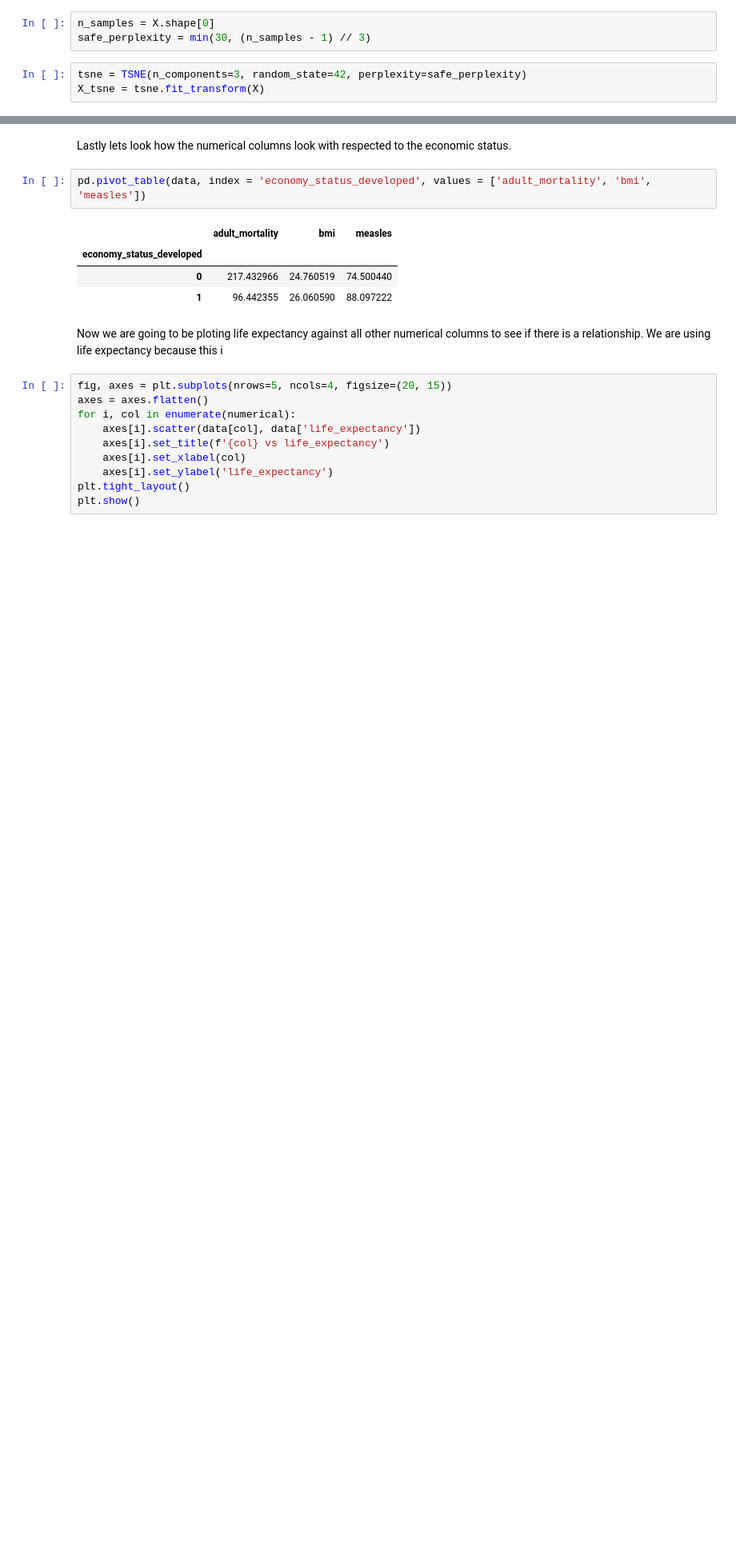
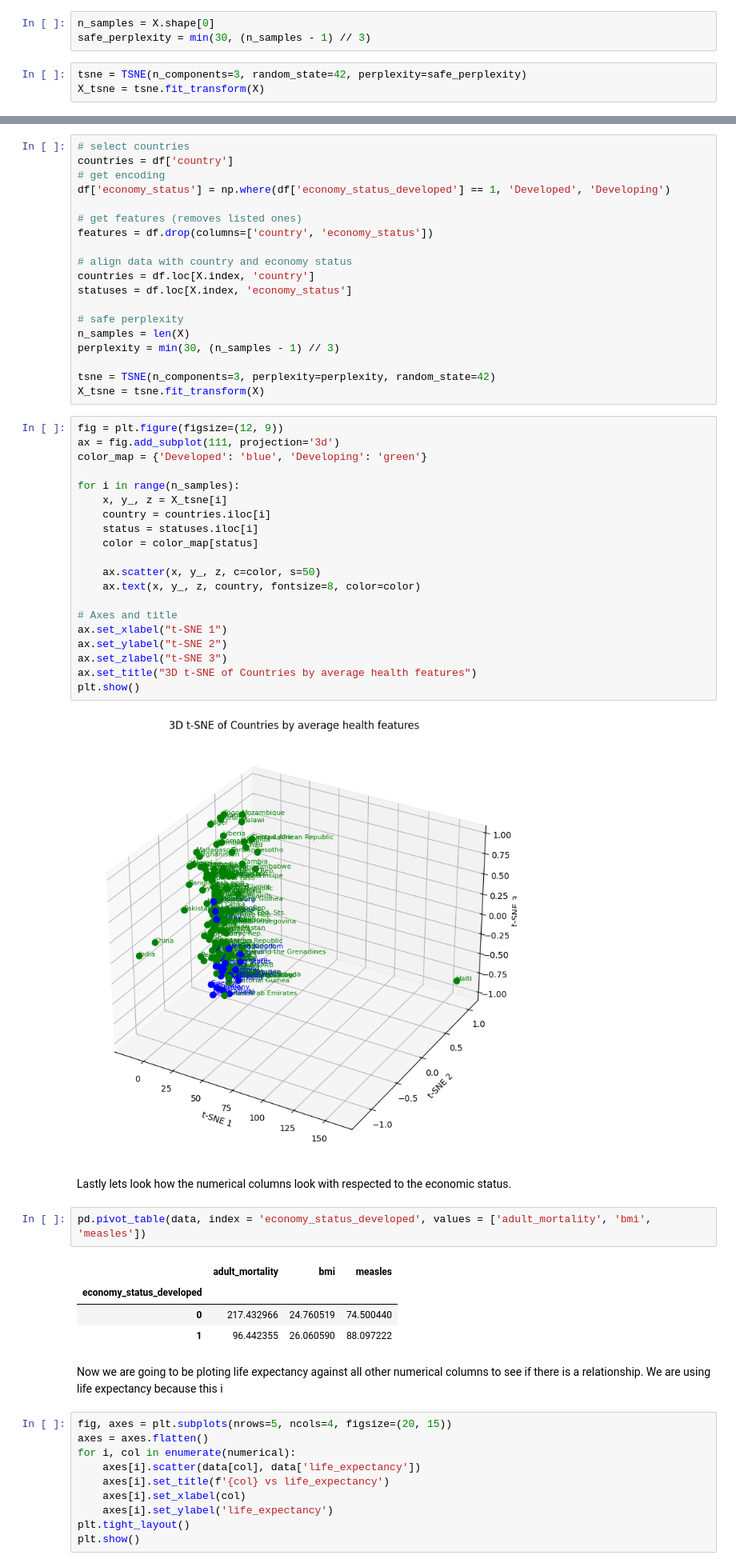
Before and after one commit to GaelGil/notebooks, a Jupyter notebook: who_life_expectancy/who_life_expectancy.ipynb, the cells around one changed output, grey strips where cells are left out. Shown at 80% size. Saved outputs shown, nothing was run; the diff lists cells and outputs as text; blank space fills up the shorter version.

```diff
--- a/who_life_expectancy/who_life_expectancy.ipynb
+++ b/who_life_expectancy/who_life_expectancy.ipynb
@@ -185,3 +177,44 @@ plt.show()
+# %%
+# select countries
+countries = df['country']
+# get encoding
+df['economy_status'] = np.where(df['economy_status_developed'] == 1, 'Developed', 'Developing')
+
+# get features (removes listed ones)
+features = df.drop(columns=['country', 'economy_status'])
+
+# align data with country and economy status
+countries = df.loc[X.index, 'country']
+statuses = df.loc[X.index, 'economy_status']
+
+# safe perplexity
+n_samples = len(X)
+perplexity = min(30, (n_samples - 1) // 3)
+
+tsne = TSNE(n_components=3, perplexity=perplexity, random_state=42)
+X_tsne = tsne.fit_transform(X)
+# %%
+fig = plt.figure(figsize=(12, 9))
+ax = fig.add_subplot(111, projection='3d')
+color_map = {'Developed': 'blue', 'Developing': 'green'}
+
+for i in range(n_samples):
+    x, y_, z = X_tsne[i]
+    country = countries.iloc[i]
+    status = statuses.iloc[i]
+    color = color_map[status]
+
+    ax.scatter(x, y_, z, c=color, s=50)
+    ax.text(x, y_, z, country, fontsize=8, color=color)
+
+# Axes and title
+ax.set_xlabel("t-SNE 1")
+ax.set_ylabel("t-SNE 2")
+ax.set_zlabel("t-SNE 3")
+ax.set_title("3D t-SNE of Countries by average health features")
+plt.show()
+# %% [output]
+[figure, added]
 # %% [markdown]
 Lastly lets look how the numerical columns look with respected to the economic status.
 # %%
```
Also changed, not shown: parts of 10 cells of this notebook.
